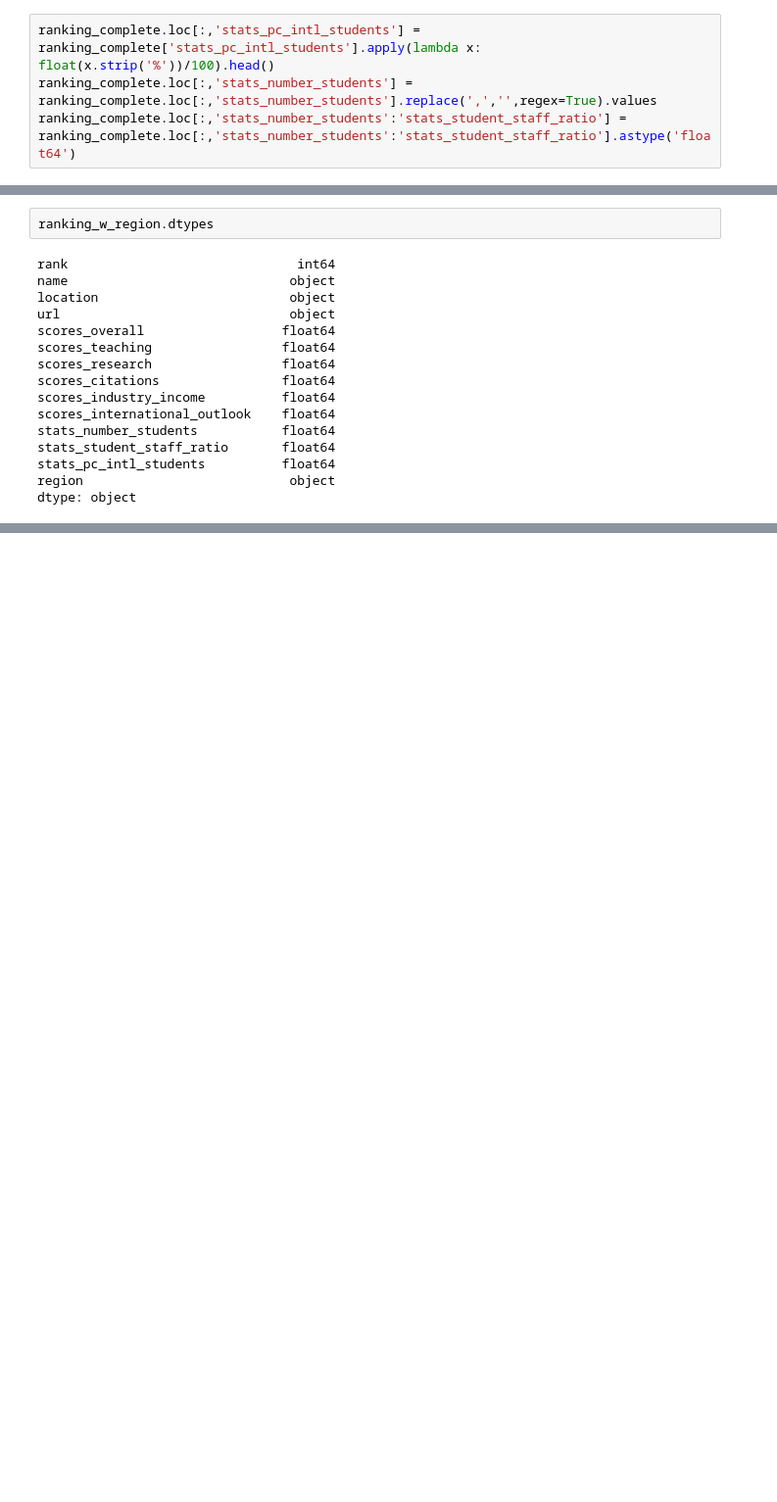
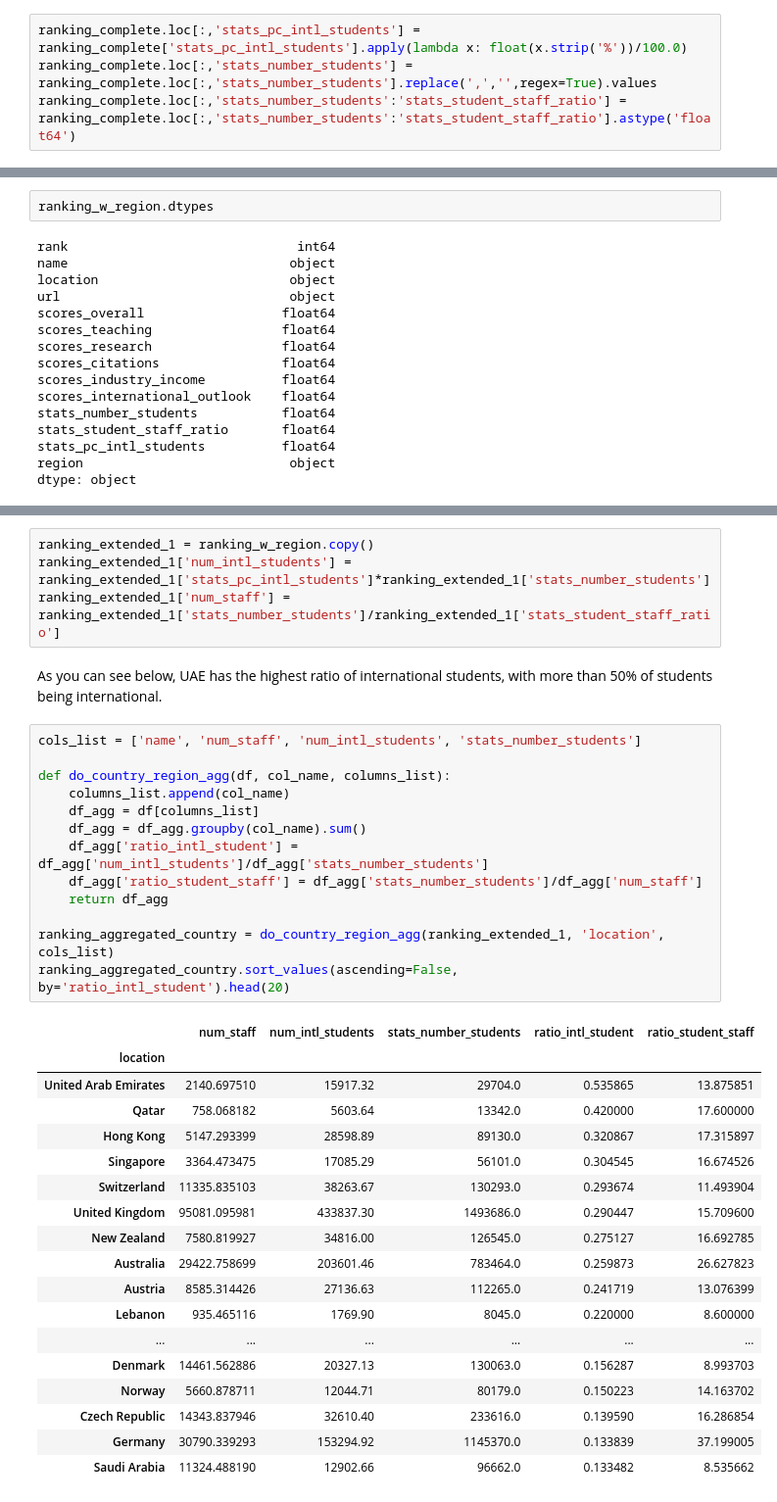
Before and after one commit to odorgergo/ada-rag, a Jupyter notebook: HW2/THE_Data.ipynb, the cells around one changed output, grey strips where cells are left out. Shown at 98% size. Drawn from its saved outputs; the diff is of its cells as text; blank space fills up the shorter version.

```diff
--- a/HW2/THE_Data.ipynb
+++ b/HW2/THE_Data.ipynb
@@ -31,7 +46,7 @@ All columns are of type 'object' right now, which is not what we want. In additi
 * In all of the score columns, in some rows we have values of the form a-b where a and b are numbers. We will take their average as the actual score.
 * The rank column includes three types of irregularity: =i indicates a tie at rank i (we will remove the =), i-j indicates a rank range (we will take the average as the rank), and i+ indicates a rank above i (again we will simply remove the +).
 # %%
-ranking_complete.loc[:,'stats_pc_intl_students'] = ranking_complete['stats_pc_intl_students'].apply(lambda x: float(x.strip('%'))/100).head()
+ranking_complete.loc[:,'stats_pc_intl_students'] = ranking_complete['stats_pc_intl_students'].apply(lambda x: float(x.strip('%'))/100.0)
 ranking_complete.loc[:,'stats_number_students'] = ranking_complete.loc[:,'stats_number_students'].replace(',','',regex=True).values
 ranking_complete.loc[:,'stats_number_students':'stats_student_staff_ratio'] = ranking_complete.loc[:,'stats_number_students':'stats_student_staff_ratio'].astype('float64')
 # %% [output]
@@ -121,0 +179,38 @@ Now we will calculate the best countries in terms of student to staff ratio and
+# %%
+ranking_extended_1 = ranking_w_region.copy()
+ranking_extended_1['num_intl_students'] = ranking_extended_1['stats_pc_intl_students']*ranking_extended_1['stats_number_students']
+ranking_extended_1['num_staff'] = ranking_extended_1['stats_number_students']/ranking_extended_1['stats_student_staff_ratio']
+# %% [markdown]
+As you can see below, UAE has the highest ratio of international students, with more than 50% of students being international.
+# %%
+cols_list = ['name', 'num_staff', 'num_intl_students', 'stats_number_students']
+
+def do_country_region_agg(df, col_name, columns_list):
+    columns_list.append(col_name)
+    df_agg = df[columns_list]
+    df_agg = df_agg.groupby(col_name).sum()
+    df_agg['ratio_intl_student'] = df_agg['num_intl_students']/df_agg['stats_number_students']
+    df_agg['ratio_student_staff'] = df_agg['stats_number_students']/df_agg['num_staff']
+    return df_agg
+
+ranking_aggregated_country = do_country_region_agg(ranking_extended_1, 'location', cols_list)
+ranking_aggregated_country.sort_values(ascending=False, by='ratio_intl_student').head(20)
+# %% [output]
+|  | num_staff | num_intl_students | stats_number_students | ratio_intl_student | ratio_student_staff |
+| location |  |  |  |  |  |
+| United Arab Emirates | 2140.697510 | 15917.32 | 29704.0 | 0.535865 | 13.875851 |
+| Qatar | 758.068182 | 5603.64 | 13342.0 | 0.420000 | 17.600000 |
+| Hong Kong | 5147.293399 | 28598.89 | 89130.0 | 0.320867 | 17.315897 |
+| Singapore | 3364.473475 | 17085.29 | 56101.0 | 0.304545 | 16.674526 |
+| Switzerland | 11335.835103 | 38263.67 | 130293.0 | 0.293674 | 11.493904 |
+| United Kingdom | 95081.095981 | 433837.30 | 1493686.0 | 0.290447 | 15.709600 |
+| New Zealand | 7580.819927 | 34816.00 | 126545.0 | 0.275127 | 16.692785 |
+| Australia | 29422.758699 | 203601.46 | 783464.0 | 0.259873 | 26.627823 |
+| Austria | 8585.314426 | 27136.63 | 112265.0 | 0.241719 | 13.076399 |
+| Lebanon | 935.465116 | 1769.90 | 8045.0 | 0.220000 | 8.600000 |
+| ... | ... | ... | ... | ... | ... |
+| Denmark | 14461.562886 | 20327.13 | 130063.0 | 0.156287 | 8.993703 |
+| Norway | 5660.878711 | 12044.71 | 80179.0 | 0.150223 | 14.163702 |
+| Czech Republic | 14343.837946 | 32610.40 | 233616.0 | 0.139590 | 16.286854 |
+| Germany | 30790.339293 | 153294.92 | 1145370.0 | 0.133839 | 37.199005 |
+| Saudi Arabia | 11324.488190 | 12902.66 | 96662.0 | 0.133482 | 8.535662 |
```
Also changed, not shown: parts of 12 cells of this notebook.
